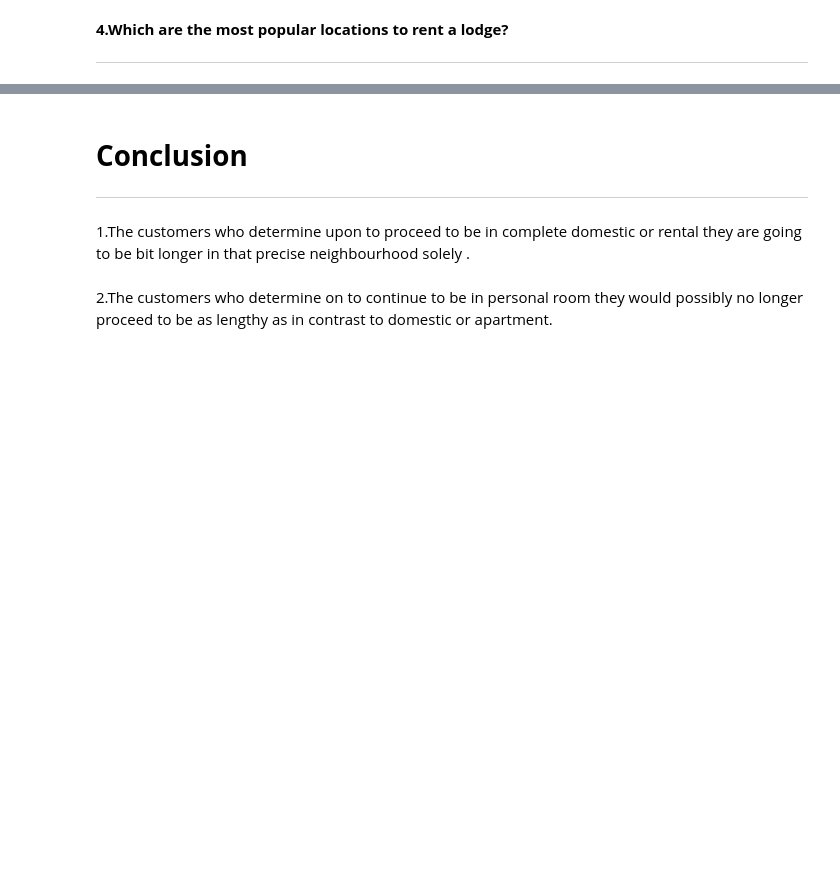
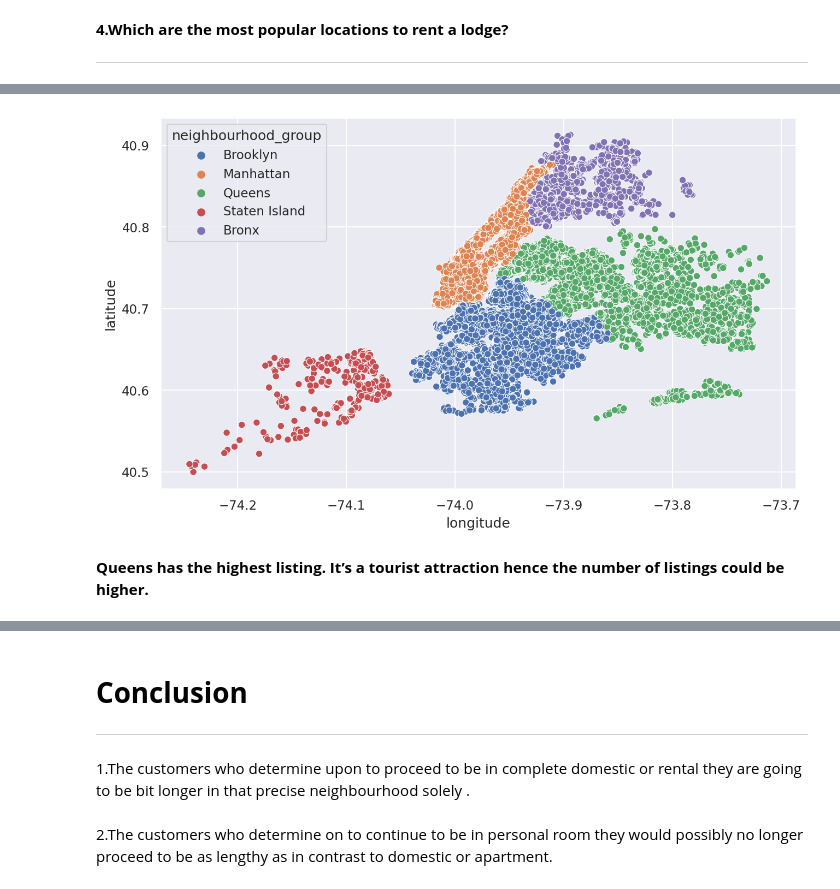
Before and after one commit to madhuribonela/Airbnb-Bookings-Analysis-final, a Jupyter notebook: Airbnb_new.ipynb, the cells around one changed output, grey strips where cells are left out. Saved outputs shown, nothing was run; the diff lists cells and outputs as text; code cells hidden in the pictures; blank space fills up the shorter version.

```diff
--- a/Airbnb_new.ipynb
+++ b/Airbnb_new.ipynb
@@ -250,0 +321,10 @@ sns.set()
+# %%
+#Location of neighbourhood_group with maximum listings of host or rentals
+plt.figure(figsize=(10,6), dpi = 150)
+sns.scatterplot(df.longitude,df.latitude,hue=df.neighbourhood_group
+)
+plt.ioff()
+# %% [output]
+[figure, added]
+# %% [markdown]
+**Queens has the highest listing. It’s a tourist attraction hence the number of listings could be higher.**
```
Also changed, not shown: parts of 24 cells of this notebook.
